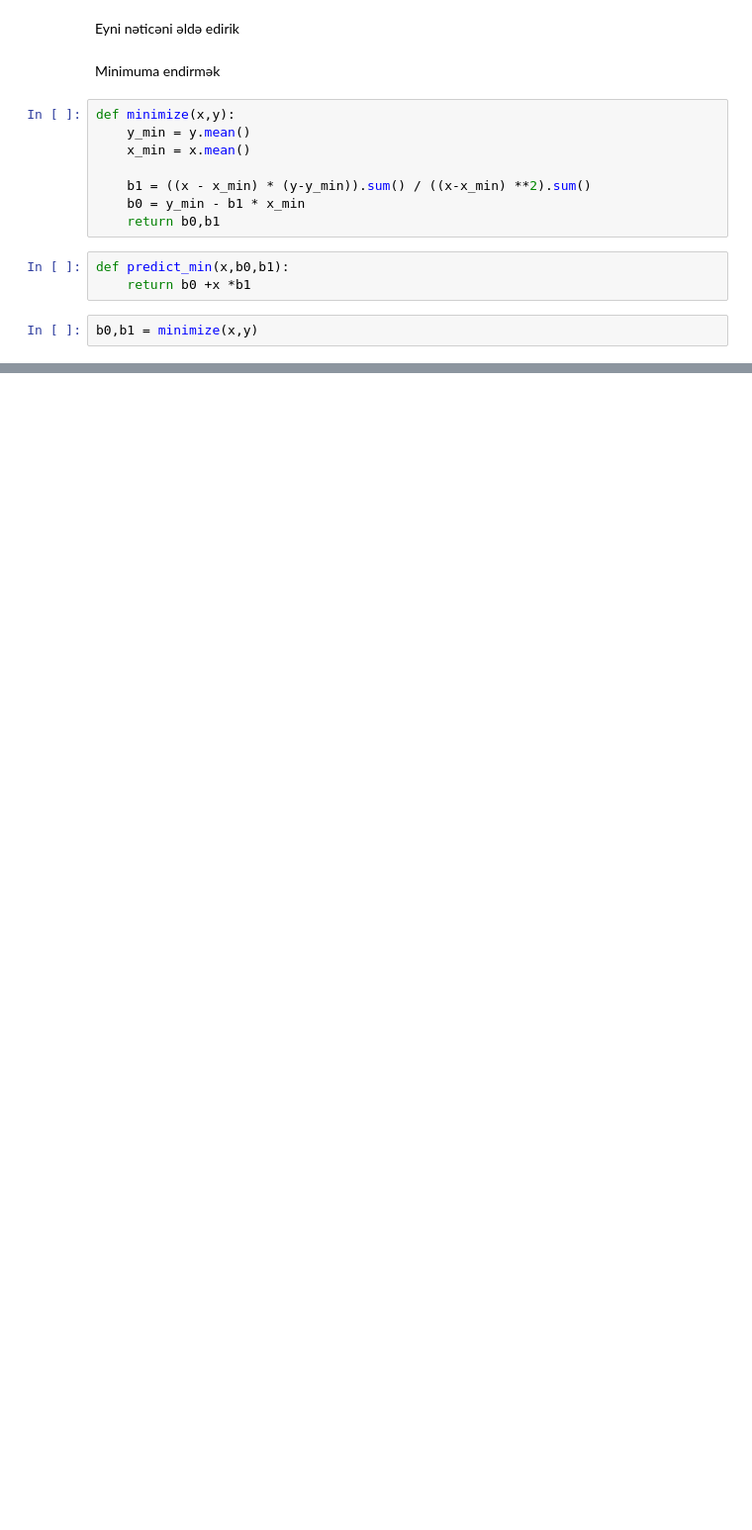
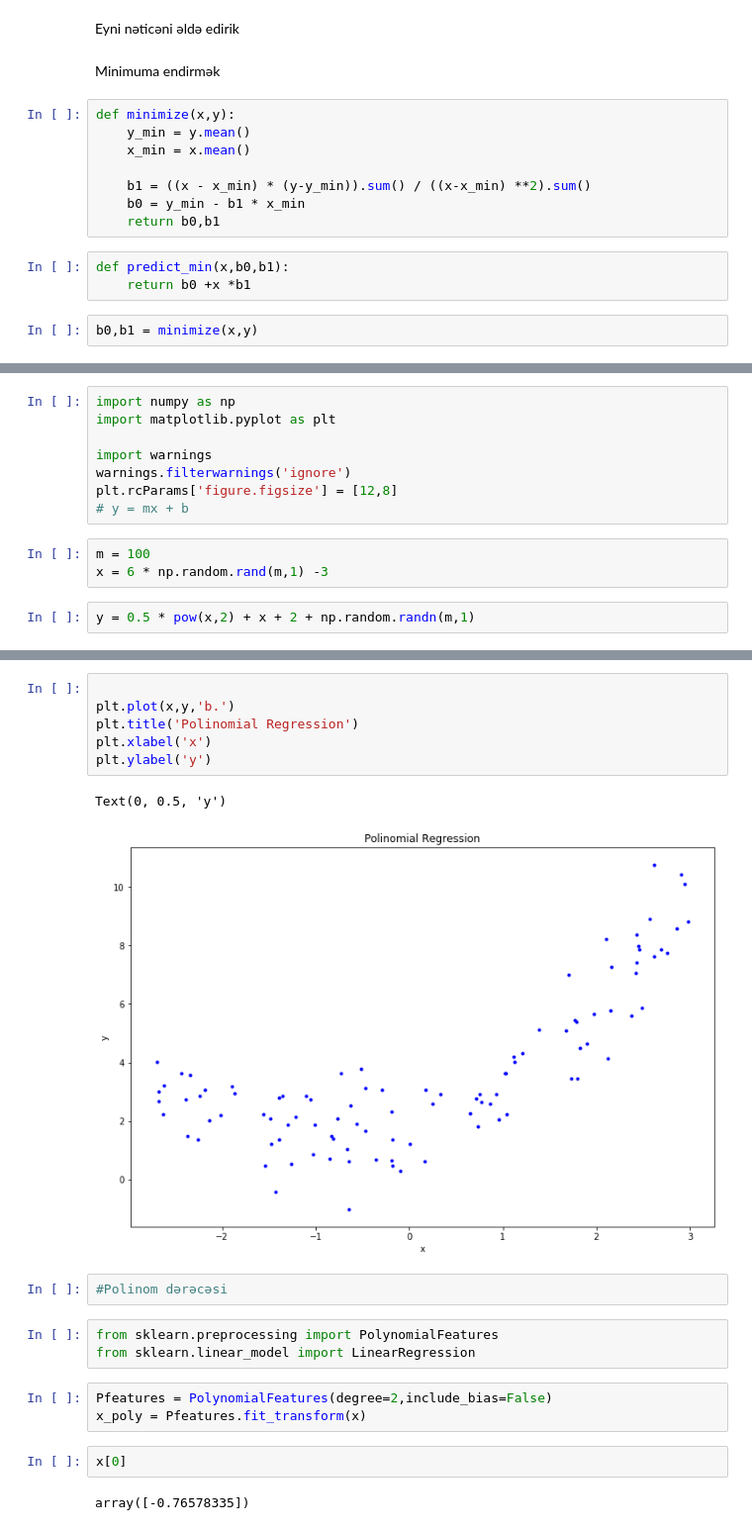
Before and after one commit to RashadGarayev/MachineLearningAZ, a Jupyter notebook: MachineLearningAz/Regression.ipynb, the cells around one changed output, grey strips where cells are left out. Shown at 99% size. Cells and saved outputs as stored; diff of their text form; blank space fills up the shorter version.

```diff
--- a/MachineLearningAz/Regression.ipynb
+++ b/MachineLearningAz/Regression.ipynb
@@ -285,0 +298,13 @@ b0:4.032579990809489 , b1:2.916091090950193
+# %%
+import numpy as np
+import matplotlib.pyplot as plt
+
+import warnings
+warnings.filterwarnings('ignore')
+plt.rcParams['figure.figsize'] = [12,8]
+# y = mx + b
+# %%
+m = 100
+x = 6 * np.random.rand(m,1) -3
+# %%
+y = 0.5 * pow(x,2) + x + 2 + np.random.randn(m,1)
@@ -285,0 +323,21 @@ b0:4.032579990809489 , b1:2.916091090950193
+# %%
+
+plt.plot(x,y,'b.')
+plt.title('Polinomial Regression')
+plt.xlabel('x')
+plt.ylabel('y')
+# %% [output]
+Text(0, 0.5, 'y')
+[figure, added]
+# %%
+#Polinom dərəcəsi
+# %%
+from sklearn.preprocessing import PolynomialFeatures
+from sklearn.linear_model import LinearRegression
+# %%
+Pfeatures = PolynomialFeatures(degree=2,include_bias=False)
+x_poly = Pfeatures.fit_transform(x)
+# %%
+x[0]
+# %% [output]
+array([-0.76578335])
```
Also changed, not shown: parts of 47 cells of this notebook.
